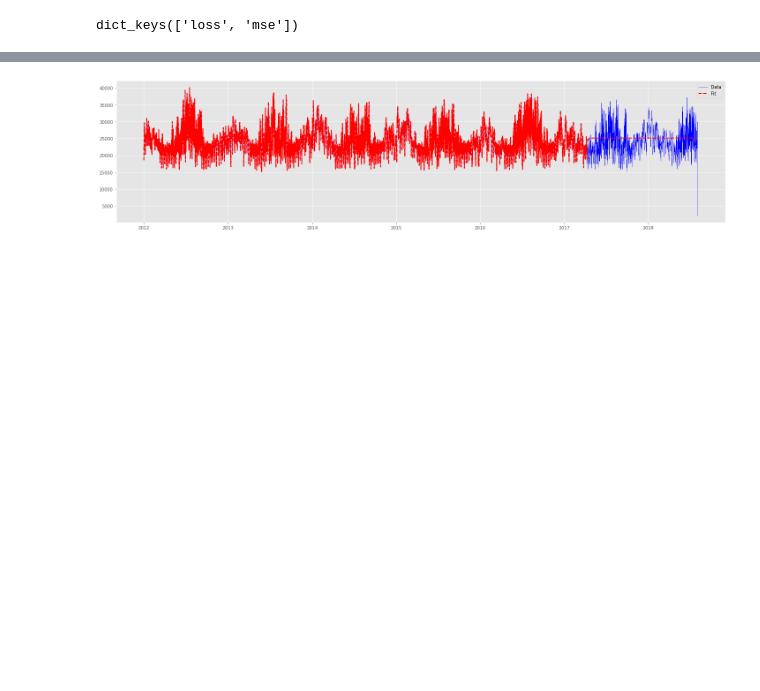
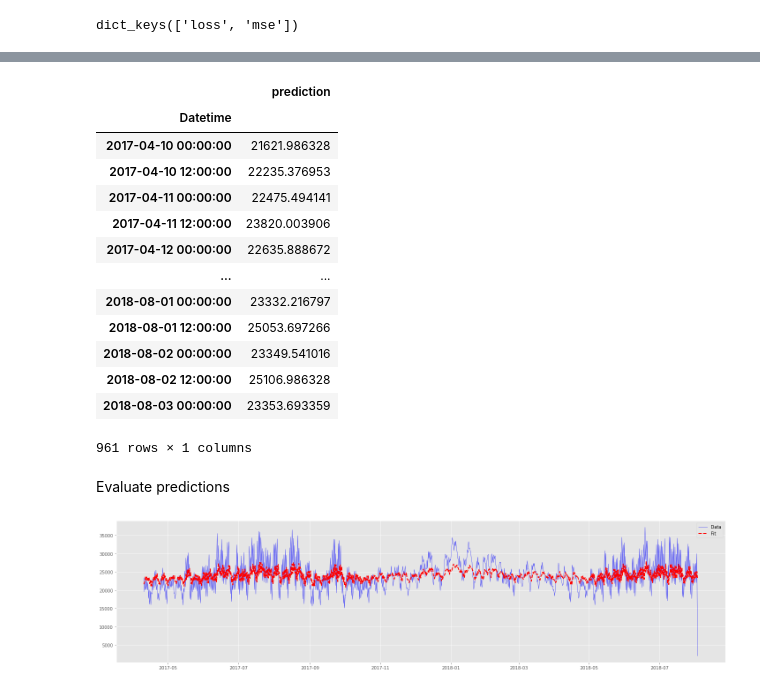
Before and after one commit to rafalopes74/EnergyConsumptionAI, a Jupyter notebook: EnergyConsumption.ipynb, the cells around one changed output, grey strips where cells are left out. Cells and saved outputs as stored; diff of their text form; code cells hidden in the pictures; blank space fills up the shorter version.

```diff
--- a/EnergyConsumption.ipynb
+++ b/EnergyConsumption.ipynb
@@ -278,19 +315,32 @@ for i in range(n_predict_time_steps):
+# %%
+predictions
+# %% [output]
+|  | prediction |
+| Datetime |  |
+| 2017-04-10 00:00:00 | 21621.986328 |
+| 2017-04-10 12:00:00 | 22235.376953 |
+| 2017-04-11 00:00:00 | 22475.494141 |
+| 2017-04-11 12:00:00 | 23820.003906 |
+| 2017-04-12 00:00:00 | 22635.888672 |
+| ... | ... |
+| 2018-08-01 00:00:00 | 23332.216797 |
+| 2018-08-01 12:00:00 | 25053.697266 |
+| 2018-08-02 00:00:00 | 23349.541016 |
+| 2018-08-02 12:00:00 | 25106.986328 |
+| 2018-08-03 00:00:00 | 23353.693359 |
+961 rows × 1 columns
+# %% [markdown]
+Evaluate predictions
 # %%
-# Do the inverse transform and show the times series.
-ts = scaler.inverse_transform(ts_seed)
-ts = ts.reshape(-1)
-y = pd.DataFrame({'prediction' : ts}, index = data.iloc[:len(ts_scaled) + n_predict_time_steps].index)
-
-
 plt.figure(figsize = (20, 5))
-plt.plot(data.DAYTON_MW, c='b',linewidth=0.5, linestyle="-",label="Data")
-plt.plot(y, c='r',linewidth=2, linestyle="--",label="Fit")
+plt.plot(data[-len(predictions):].DAYTON_MW, c='b',linewidth=0.5, linestyle="-",label="Data")
+plt.plot(predictions, c='r',linewidth=2, linestyle="--",label="Fit")
 
 plt.legend()
 plt.tight_layout()
 plt.show()
 # %% [output]
-[figure, old version]
+[figure, new version]
 # %%
 plt.figure(figsize = (15, 5))
 #plt.plot(test, c='b',linewidth=0.5, linestyle="-",label="Data")
```
Also changed, not shown: parts of 27 cells of this notebook.
